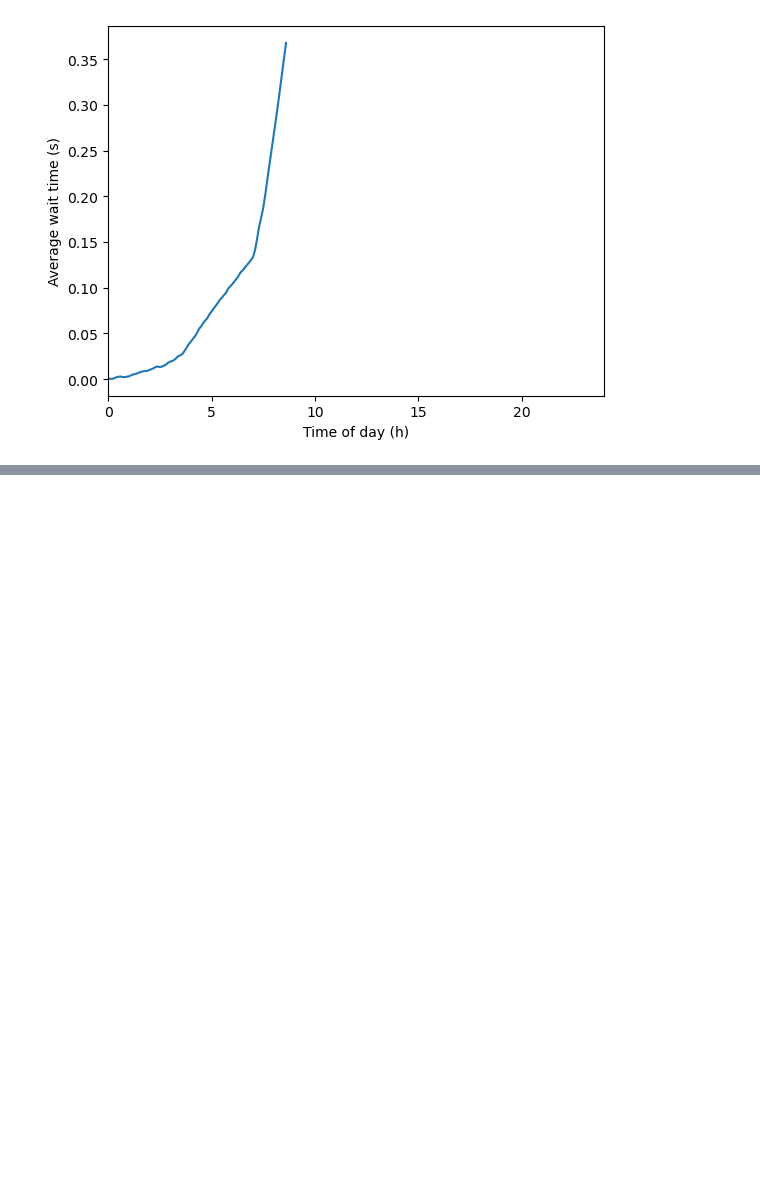
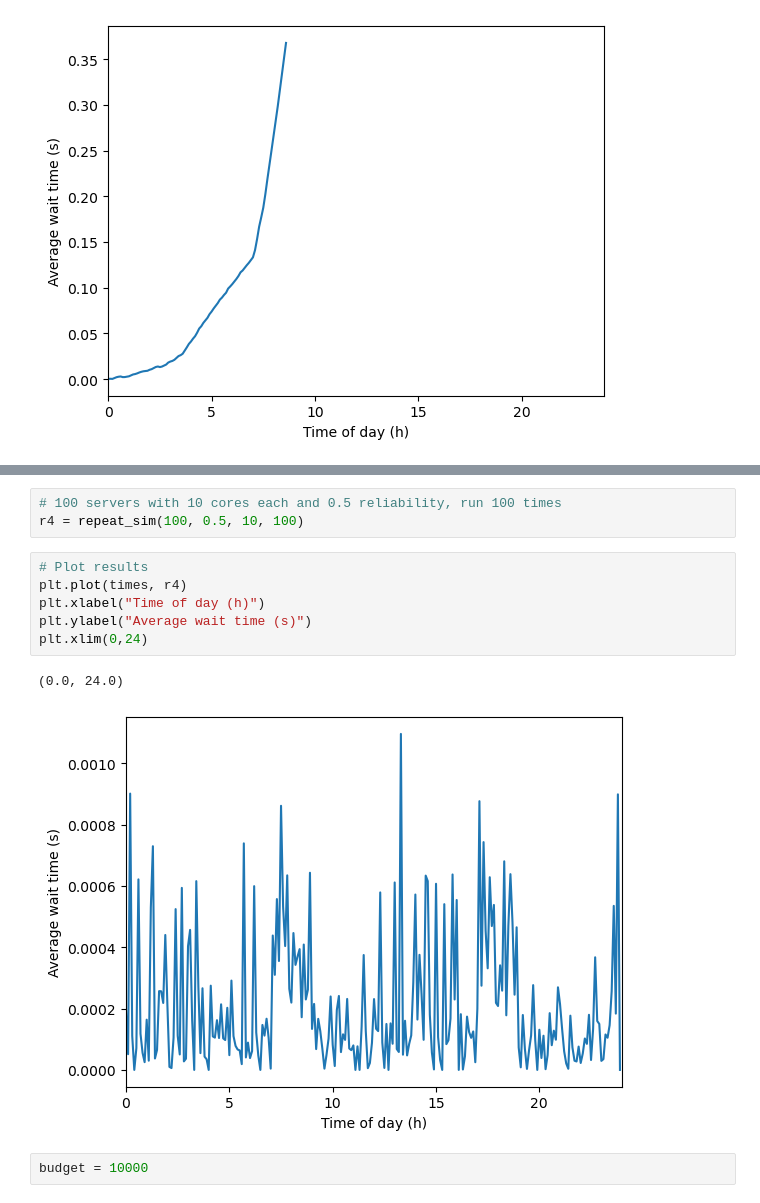
Before and after one commit to ReamG/am115_final, a Jupyter notebook: model.ipynb, the cells around one changed output, grey strips where cells are left out. Drawn from its saved outputs; the diff is of its cells as text; blank space fills up the shorter version.

```diff
--- a/model.ipynb
+++ b/model.ipynb
@@ -169,0 +187,14 @@ plt.xlim(0,24)
+# %%
+# 100 servers with 10 cores each and 0.5 reliability, run 100 times
+r4 = repeat_sim(100, 0.5, 10, 100)
+# %%
+# Plot results
+plt.plot(times, r4)
+plt.xlabel("Time of day (h)")
+plt.ylabel("Average wait time (s)")
+plt.xlim(0,24)
+# %% [output]
+(0.0, 24.0)
+[figure, added]
+# %%
+budget = 10000
```
Also changed, not shown: parts of 14 cells of this notebook.
